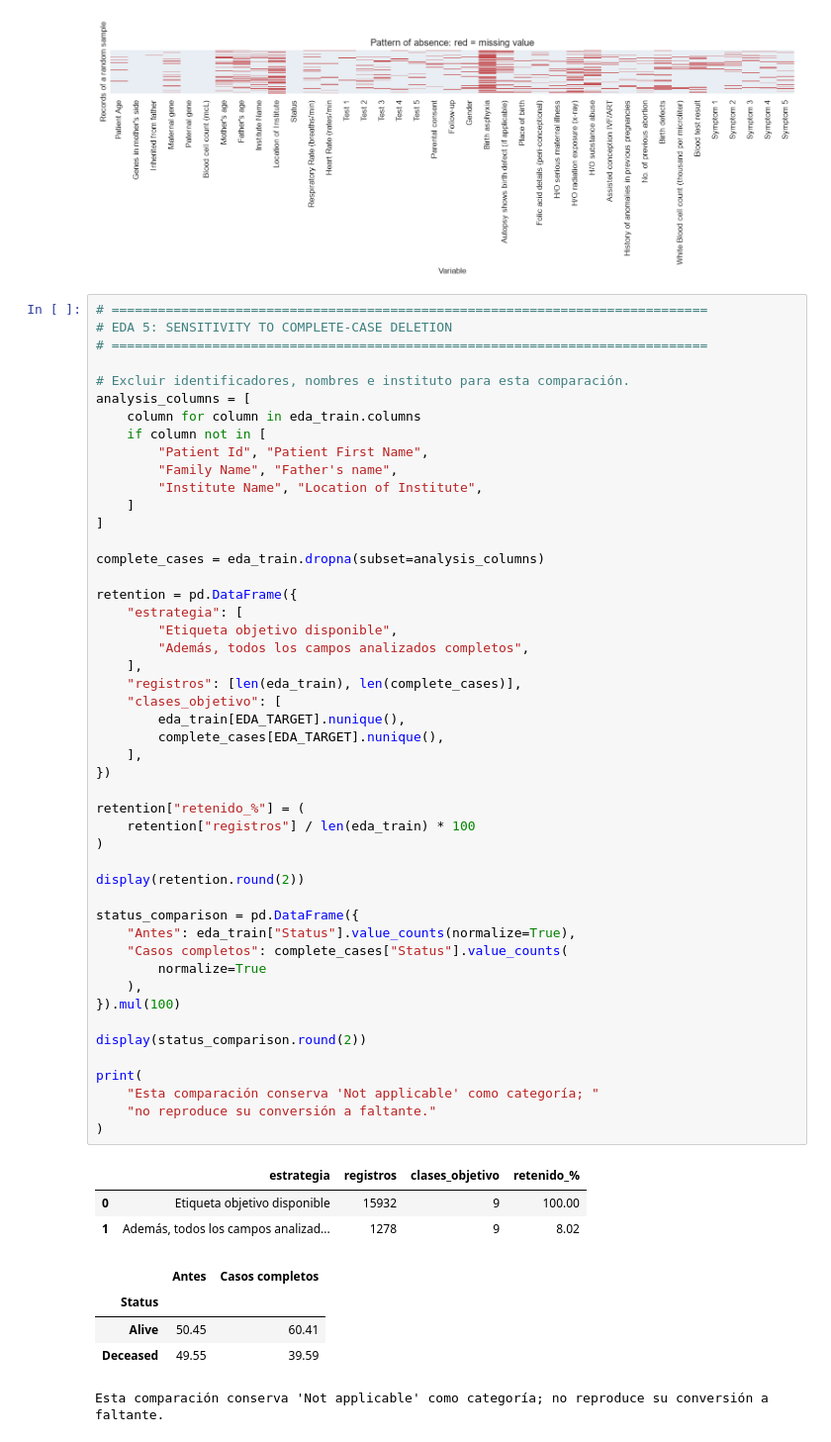
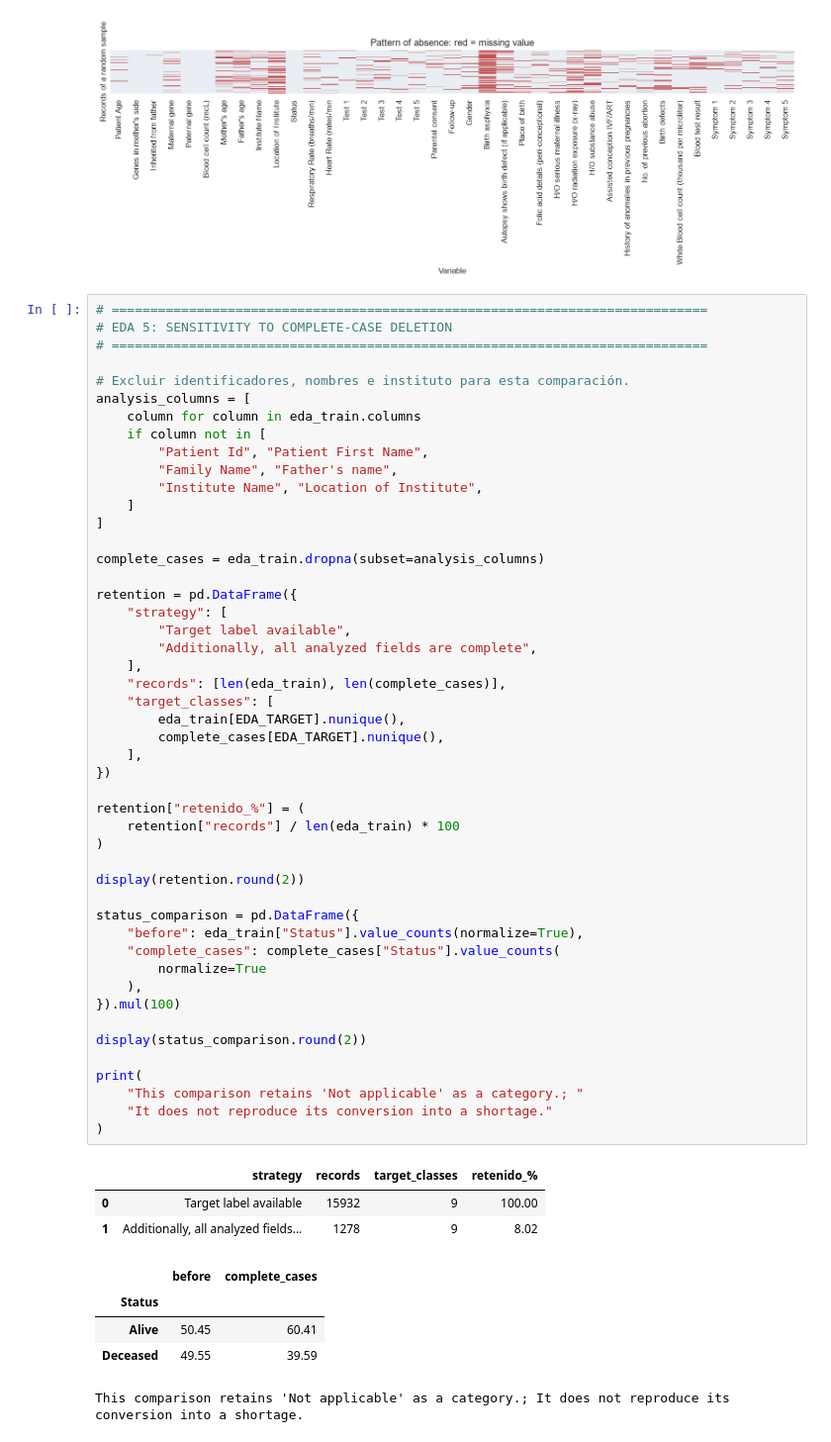
Before and after one commit to Alarcorp/quantum-ml-genetic-disorder-classification, a Jupyter notebook: quantum-ml-genetic-disorder-classification.ipynb, the cells around one changed output. Shown at 99% size. Saved outputs shown, nothing was run; the diff lists cells and outputs as text.

```diff
--- a/quantum-ml-genetic-disorder-classification.ipynb
+++ b/quantum-ml-genetic-disorder-classification.ipynb
@@ -1410,51 +1290,51 @@ analysis_columns = [
         "Patient Id", "Patient First Name",
         "Family Name", "Father's name",
         "Institute Name", "Location of Institute",
     ]
 ]
 
 complete_cases = eda_train.dropna(subset=analysis_columns)
 
 retention = pd.DataFrame({
-    "estrategia": [
-        "Etiqueta objetivo disponible",
-        "Además, todos los campos analizados completos",
+    "strategy": [
+        "Target label available",
+        "Additionally, all analyzed fields are complete",
     ],
-    "registros": [len(eda_train), len(complete_cases)],
-    "clases_objetivo": [
+    "records": [len(eda_train), len(complete_cases)],
+    "target_classes": [
         eda_train[EDA_TARGET].nunique(),
         complete_cases[EDA_TARGET].nunique(),
     ],
 })
 
 retention["retenido_%"] = (
-    retention["registros"] / len(eda_train) * 100
+    retention["records"] / len(eda_train) * 100
 )
 
 display(retention.round(2))
 
 status_comparison = pd.DataFrame({
-    "Antes": eda_train["Status"].value_counts(normalize=True),
-    "Casos completos": complete_cases["Status"].value_counts(
+    "before": eda_train["Status"].value_counts(normalize=True),
+    "complete_cases": complete_cases["Status"].value_counts(
         normalize=True
     ),
 }).mul(100)
 
 display(status_comparison.round(2))
 
 print(
-    "Esta comparación conserva 'Not applicable' como categoría; "
-    "no reproduce su conversión a faltante."
+    "This comparison retains 'Not applicable' as a category.; "
+    "It does not reproduce its conversion into a shortage."
 )
 # %% [output]
-|  | estrategia | registros | clases_objetivo | retenido_% |
-| 0 | Etiqueta objetivo disponible | 15932 | 9 | 100.00 |
-| 1 | Además, todos los campos analizad... | 1278 | 9 | 8.02 |
+|  | strategy | records | target_classes | retenido_% |
+| 0 | Target label available | 15932 | 9 | 100.00 |
+| 1 | Additionally, all analyzed fields... | 1278 | 9 | 8.02 |
-|  | Antes | Casos completos |
+|  | before | complete_cases |
 | Status |  |  |
 | Alive | 50.45 | 60.41 |
 | Deceased | 49.55 | 39.59 |
-Esta comparación conserva 'Not applicable' como categoría; no reproduce su conversión a faltante.
+This comparison retains 'Not applicable' as a category.; It does not reproduce its conversion into a shortage.
 # %%
 # =============================================================================
 # EDA 6: NUMERIC DISTRIBUTIONS AND EXTREME VALUES
```
Also changed, not shown: parts of 40 cells of this notebook, 14 other files.
